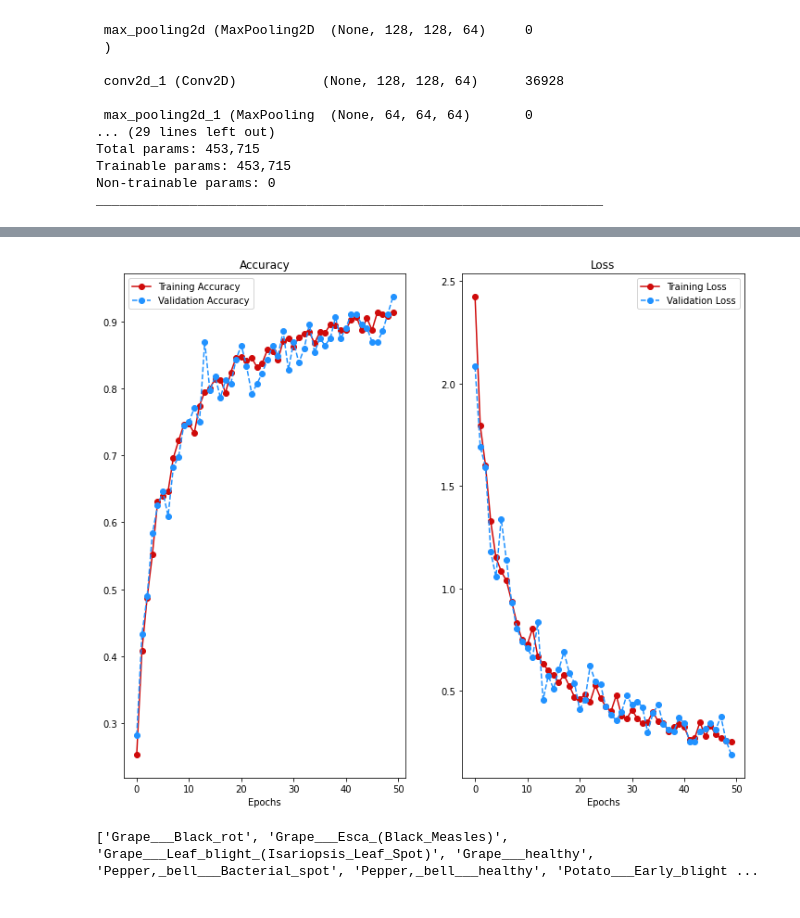
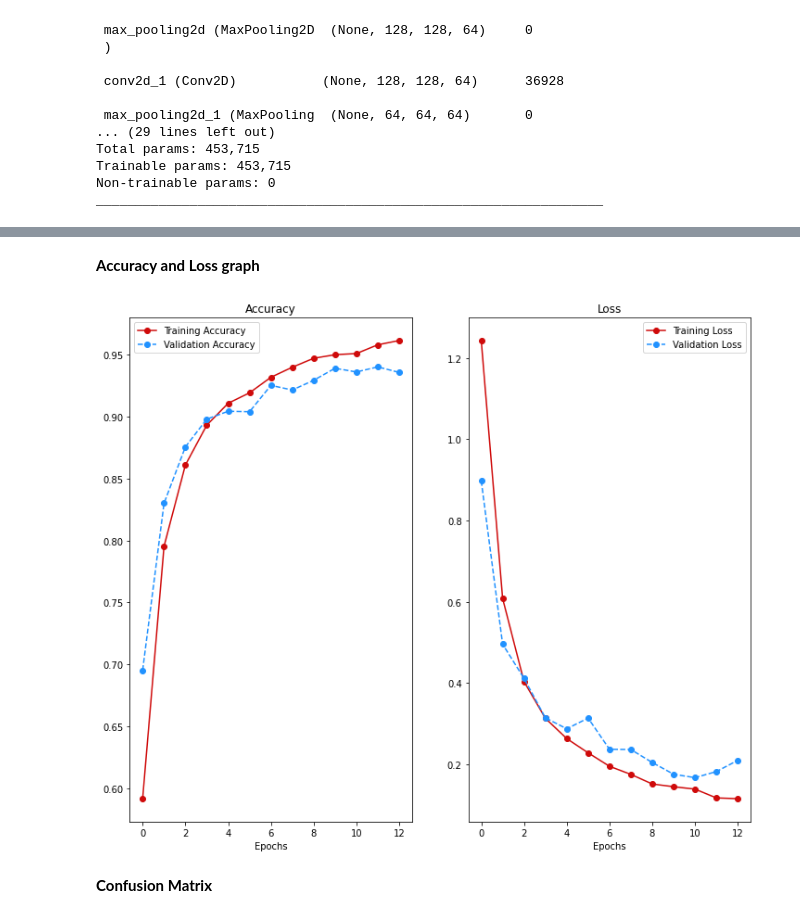
Before and after one commit to Vishwajeet111/Classification-of-Leaves-disease, a Jupyter notebook: Trial_v_1.ipynb, the cells around one changed output, grey strips where cells are left out. Saved outputs shown, nothing was run; the diff lists cells and outputs as text; code cells hidden in the pictures.

```diff
--- a/Trial_v_1.ipynb
+++ b/Trial_v_1.ipynb
@@ -43,0 +59,10 @@ len(train_generator)
+# %%
+# plotting the bar graph of train dataset
+plt.rcParams['figure.figsize'] = (16,10)
+barplot = plt.bar(x=class_names,height=train_dict.values())
+plt.xticks(rotation=90)
+plt.yticks([])
+for bar in barplot:
+    yval = bar.get_height()
+    plt.text(bar.get_x() + bar.get_width()/2.0, yval, int(yval), va='bottom')
+plt.title("Count of images in Training set")
@@ -93,6 +124,7 @@ val_generator = val_datagen.flow_from_directory(
     target_size = (image_size,image_size),
     batch_size=32,
     class_mode="sparse",
+    shuffle=False
 )
 # %% [output]
 Found 2678 images belonging to 19 classes.
@@ -162,11 +197,13 @@ Total params: 453,715
 Trainable params: 453,715
 Non-trainable params: 0
 _________________________________________________________________
+# %%
+from tensorflow.keras.callbacks import EarlyStopping
+callback = EarlyStopping(monitor="val_loss",min_delta=0.00001,patience=2,verbose=1,mode="auto",baseline=None,restore_best_weights=False)
 # %%
 model.compile(optimizer='adam',loss=tf.keras.losses.SparseCategoricalCrossentropy(from_logits=False),metrics=['accuracy'])
 # %%
 history = model.fit(
-    train_generator,steps_per_epoch=50,
-    batch_size=32,validation_data=val_generator,
-    validation_steps=6,verbose=1,epochs=50,)
+    train_generator,steps_per_epoch=len(train_generator),batch_size=32,validation_data=val_generator,
+    validation_steps=len(val_generator),verbose=1,epochs=20,callbacks=callback)
 # %% [output]
@@ -198,30 +233,29 @@ The accuracy is 90.96296429634094
+# %% [markdown]
+**Accuracy and Loss graph**
 # %%
 accuracy = history.history['accuracy']
 loss = history.history['loss']
 val_accuracy = history.history['val_accuracy']
 val_loss = history.history['val_loss']
-epochs_range = range(50)
+epochs_range = range(13)
 
-plt.rcParams['figure.figsize'] = (12,10)
+plt.rcParams['figure.figsize'] = (10,12)
 plt.subplot(1,2,1)
 plt.plot(epochs_range, accuracy,'-o', label='Training Accuracy',color="#CF0A0A")
 plt.plot(epochs_range, val_accuracy,'o--', label='Validation Accuracy',color="#2192FF")
 plt.xlabel("Epochs")
 plt.legend()
 plt.title('Accuracy')
 
 plt.subplot(1,2,2)
 plt.plot(epochs_range, loss,'-o', label='Training Loss',color="#CF0A0A")
 plt.plot(epochs_range, val_loss,'o--', label='Validation Loss',color="#2192FF")
 plt.xlabel("Epochs")
 plt.legend()
 plt.title('Loss')
 plt.show();
 # %% [output]
-[figure, old version]
+[figure, new version]
-# %%
-class_names = list(train_generator.class_indices.keys())
-print(class_names)
-# %% [output]
-['Grape___Black_rot', 'Grape___Esca_(Black_Measles)', 'Grape___Leaf_blight_(Isariopsis_Leaf_Spot)', 'Grape___healthy', 'Pepper,_bell___Bacterial_spot', 'Pepper,_bell___healthy', 'Potato___Early_blight ...
+# %% [markdown]
+**Confusion Matrix**
 # %%
```
Also changed, not shown: parts of 32 cells of this notebook.
